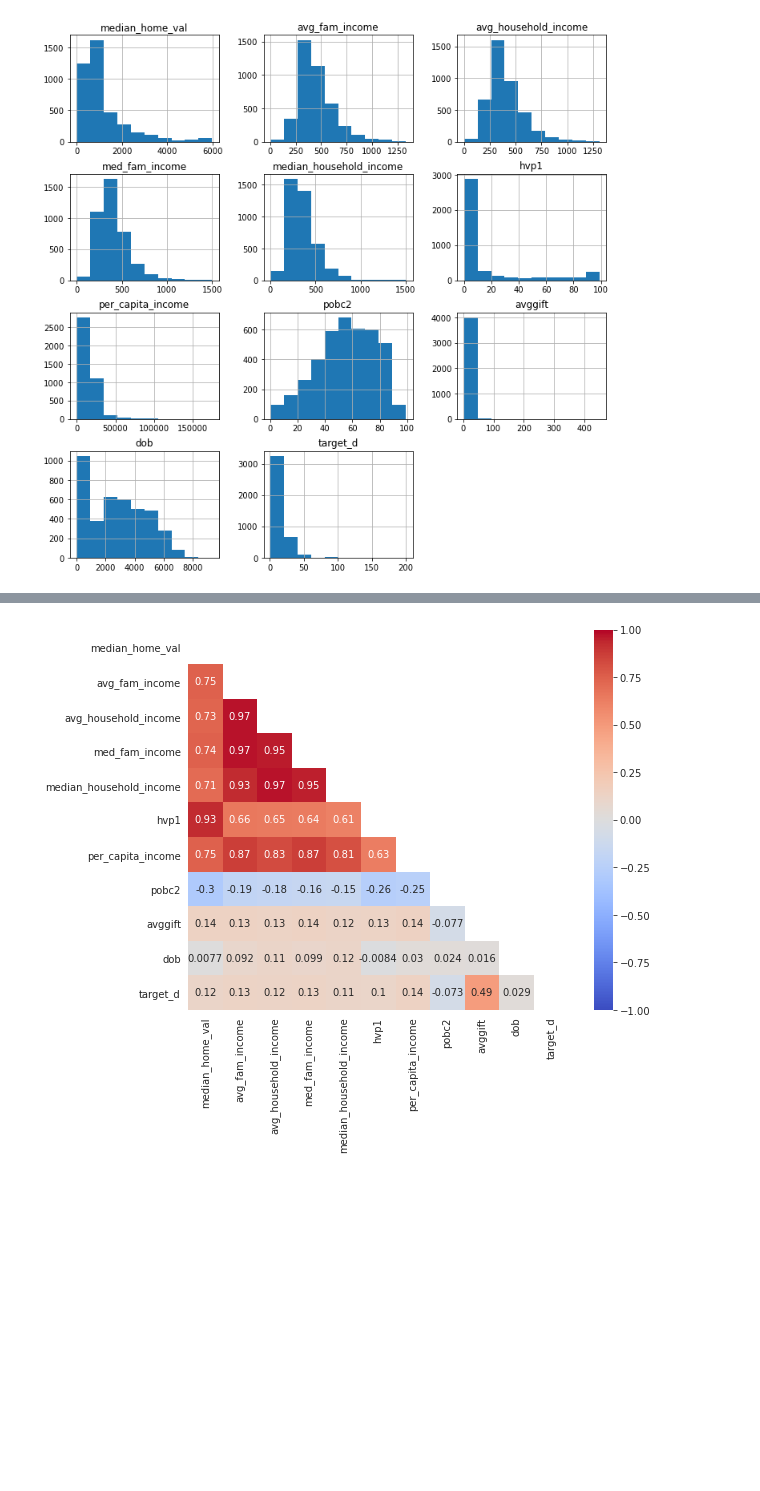
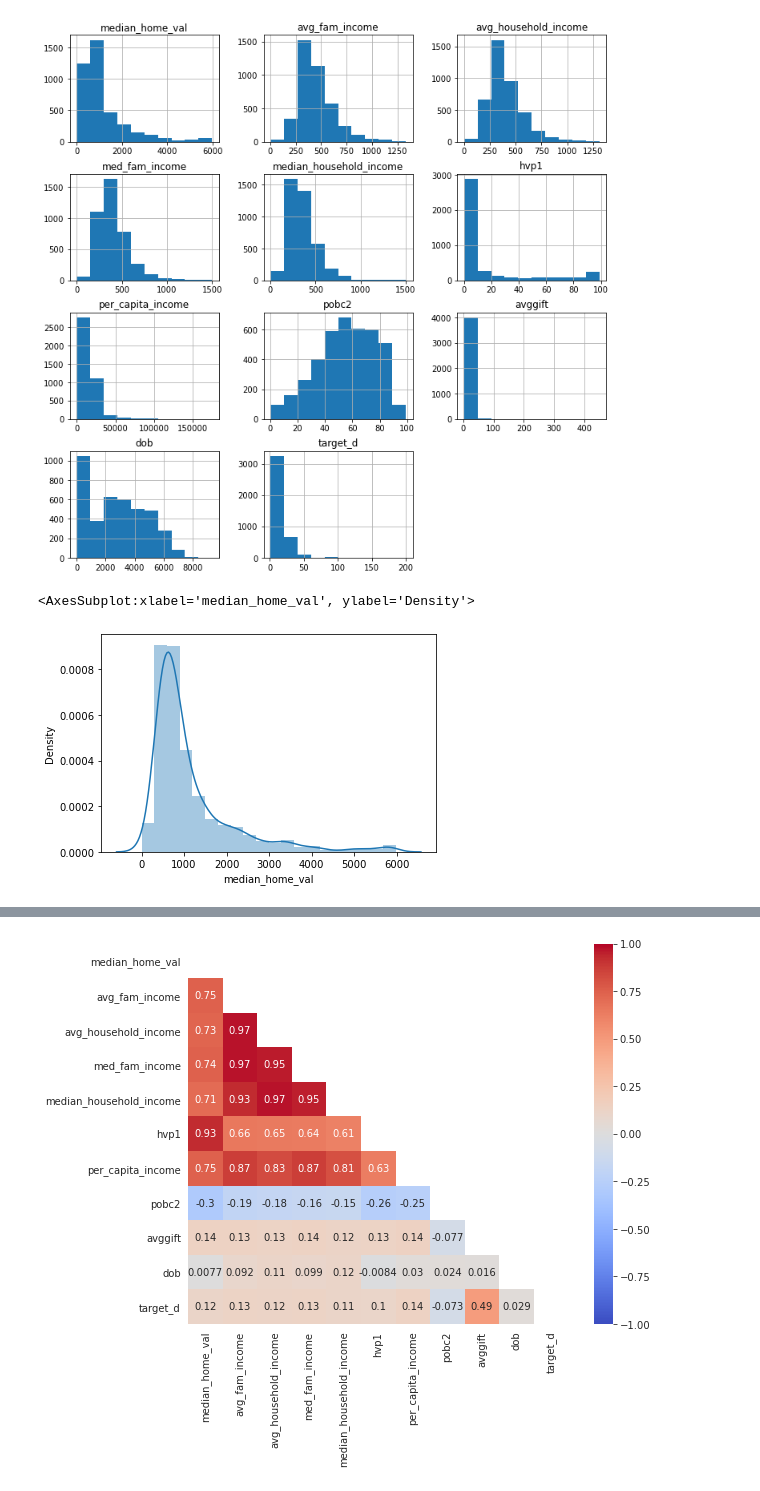
Before and after one commit to raafat-hantoush/IH_RH_DA_FT_OCT_2021, a Jupyter notebook: Class_Materials/Case_Studies/Health_Care_For_All_Case_Study/Notebook_Code_Along_Intro_To_Pandas_Healthcare For_All_Structure.ipynb, the cells around one changed output, grey strips where cells are left out. Drawn from its saved outputs; the diff is of its cells as text; code cells hidden in the pictures; blank space fills up the shorter version.

```diff
--- a/Class_Materials/Case_Studies/Health_Care_For_All_Case_Study/Notebook_Code_Along_Intro_To_Pandas_Healthcare For_All_Structure.ipynb
+++ b/Class_Materials/Case_Studies/Health_Care_For_All_Case_Study/Notebook_Code_Along_Intro_To_Pandas_Healthcare For_All_Structure.ipynb
@@ -73,3 +40,5 @@ hk_df
+# %%
+hk_df=load_original_data()
 # %% [markdown]
 ### Make the column names lower case
 # %% [markdown]
@@ -918,3 +887,8 @@ array([[<AxesSubplot:title={'center':'median_home_val'}>,
         <AxesSubplot:title={'center':'target_d'}>, <AxesSubplot:>]],
       dtype=object)
 [figure]
+# %%
+sns.distplot((hk_df['median_home_val']), bins=20)
+# %% [output]
+<AxesSubplot:xlabel='median_home_val', ylabel='Density'>
+[figure, added]
```
Also changed, not shown: parts of 15 cells of this notebook, 1 other file.
